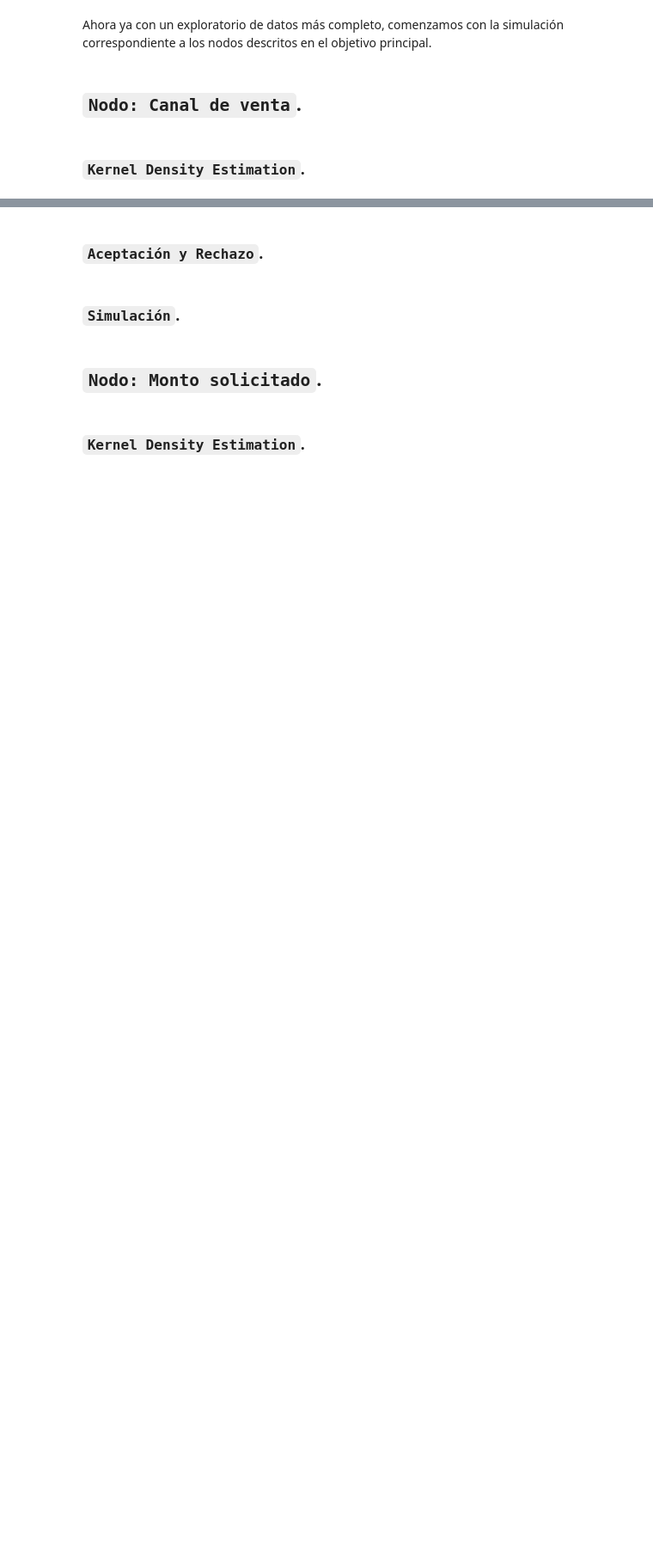
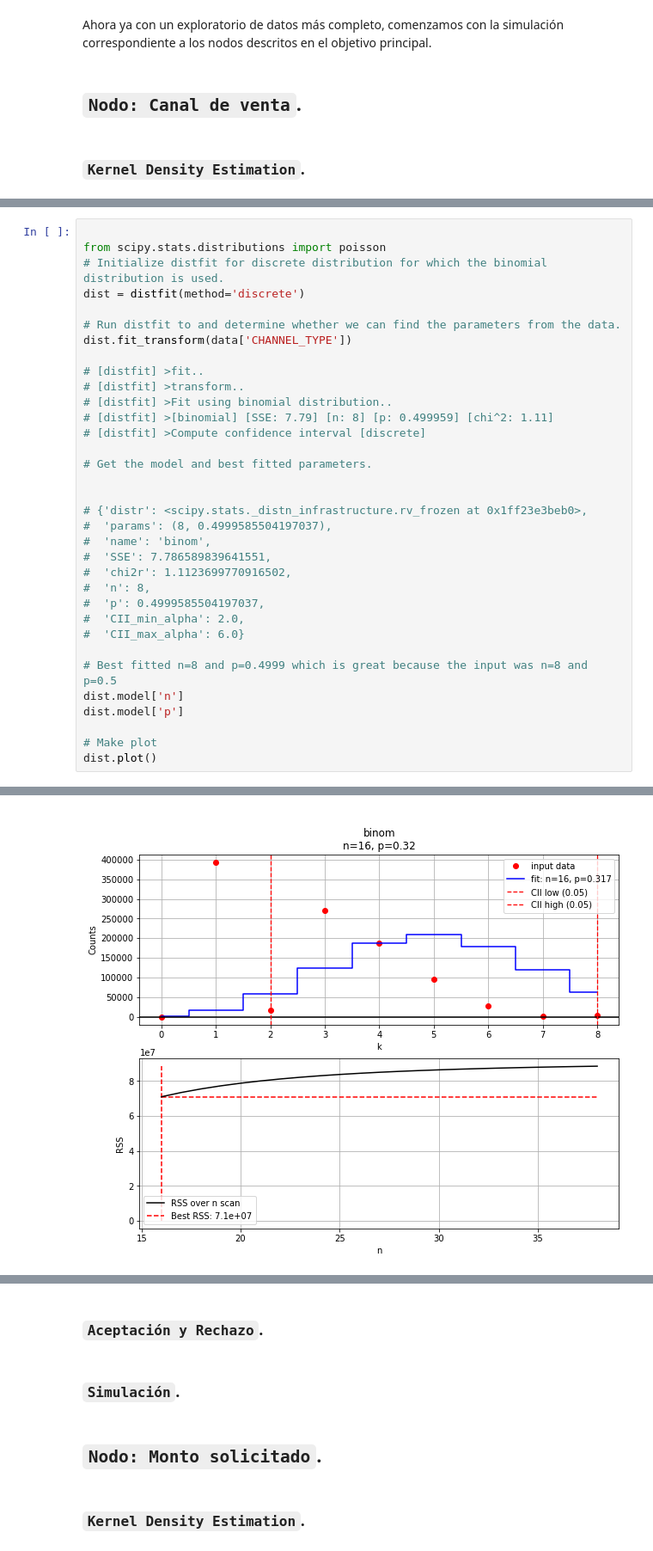
Before and after one commit to JuanPablo2019/Proyecto_modulo1, a Jupyter notebook: ProyectoModulo1_MaganaJ_PinedaB.ipynb, the cells around one changed output, grey strips where cells are left out. Shown at 86% size. Cells and saved outputs as stored; diff of their text form; blank space fills up the shorter version.

```diff
--- a/ProyectoModulo1_MaganaJ_PinedaB.ipynb
+++ b/ProyectoModulo1_MaganaJ_PinedaB.ipynb
@@ -255,0 +365,35 @@ Ahora ya con un exploratorio de datos más completo, comenzamos con la simulaci
+# %%
+
+from scipy.stats.distributions import poisson
+# Initialize distfit for discrete distribution for which the binomial distribution is used.
+dist = distfit(method='discrete')
+
+# Run distfit to and determine whether we can find the parameters from the data.
+dist.fit_transform(data['CHANNEL_TYPE'])
+
+# [distfit] >fit..
+# [distfit] >transform..
+# [distfit] >Fit using binomial distribution..
+# [distfit] >[binomial] [SSE: 7.79] [n: 8] [p: 0.499959] [chi^2: 1.11]
+# [distfit] >Compute confidence interval [discrete]
+
+# Get the model and best fitted parameters.
+
+
+# {'distr': <scipy.stats._distn_infrastructure.rv_frozen at 0x1ff23e3beb0>,
+#  'params': (8, 0.4999585504197037),
+#  'name': 'binom',
+#  'SSE': 7.786589839641551,
+#  'chi2r': 1.1123699770916502,
+#  'n': 8,
+#  'p': 0.4999585504197037,
+#  'CII_min_alpha': 2.0,
+#  'CII_max_alpha': 6.0}
+
+# Best fitted n=8 and p=0.4999 which is great because the input was n=8 and p=0.5
+dist.model['n']
+dist.model['p']
+
+# Make plot
+dist.plot()
+# %% [output]
@@ -255,0 +409 @@ Ahora ya con un exploratorio de datos más completo, comenzamos con la simulaci
+[figure, added]
```
Also changed, not shown: parts of 35 cells of this notebook.
